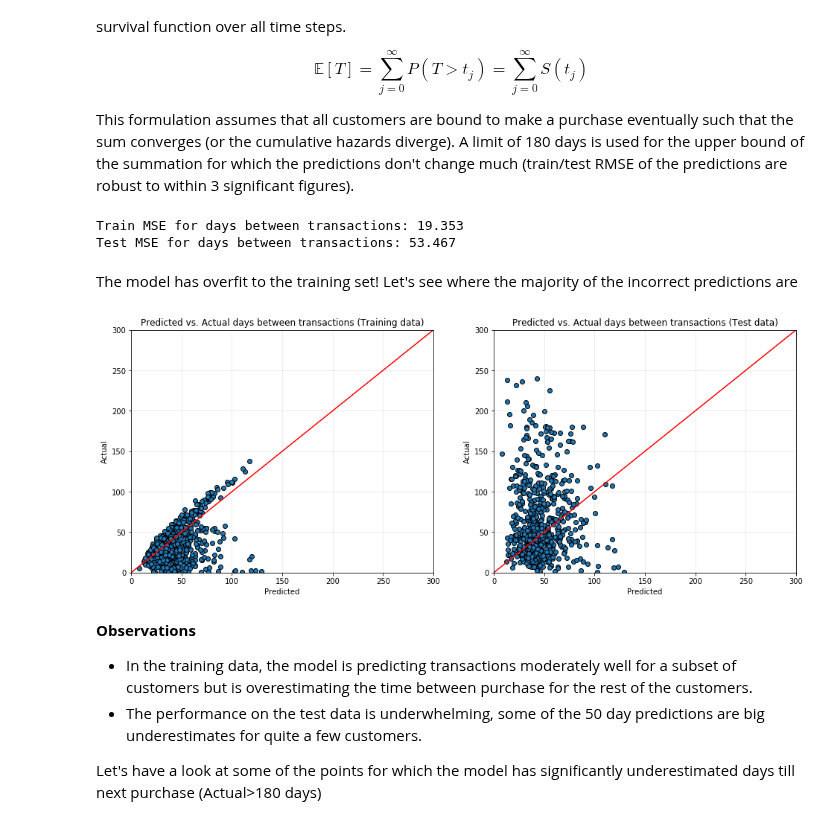
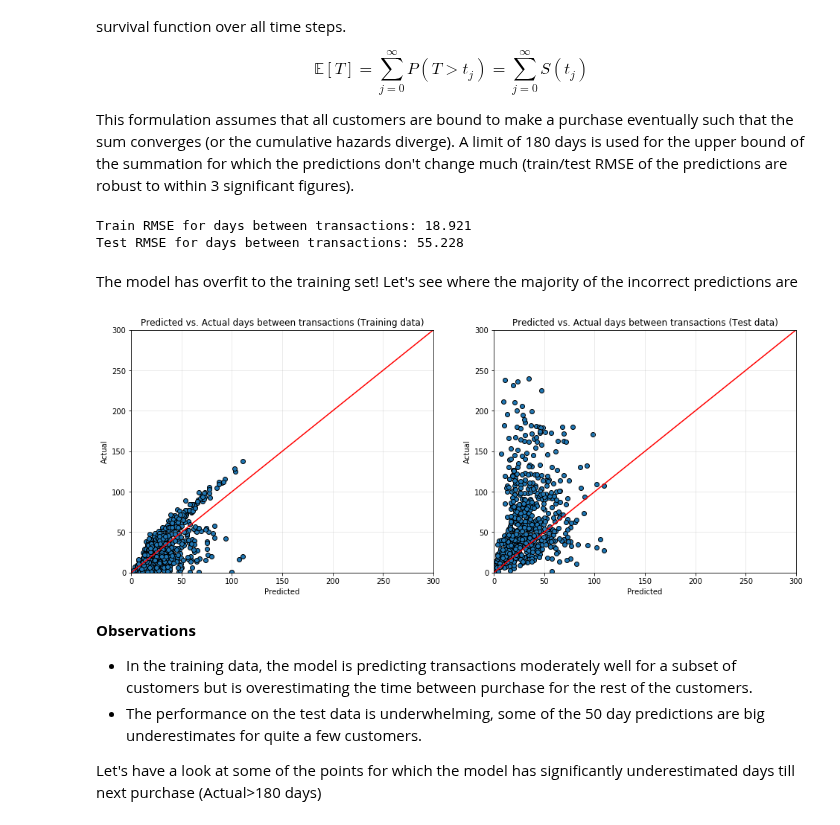
Before and after one commit to W-Tran/Online-Retail, a Jupyter notebook: time_till_next_purchase.ipynb, the cells around one changed output. Drawn from its saved outputs; the diff is of its cells as text; code cells hidden in the pictures.

```diff
--- a/time_till_next_purchase.ipynb
+++ b/time_till_next_purchase.ipynb
@@ -414,35 +430,35 @@ $$\mathbb{E}[T] = \sum_{j=0}^{\infty} P(T>t_{j}) = \sum_{j=0}^{\infty} S(t_{j})$
 This formulation assumes that all customers are bound to make a purchase eventually such that the sum converges (or the cumulative hazards diverge). A limit of 180 days is used for the upper bound of the summation for which the predictions don't change much (train/test RMSE of the predictions are robust to within 3 significant figures).
 # %%
 print("Train RMSE for days between transactions: {:.3f}".format(np.sqrt(mean_squared_error(y_pred_train_expected.PredDaysTillPurchase, survival_purchase_dates.DaysBetween3and2))))
-print("Test RMSE for days between transactions: {:.3f}".format(np.sqrt(mean_squared_error(y_pred_train_expected.PredDaysTillPurchase, survival_purchase_dates.DaysBetweenHoldoutFirstCalibLast))))
+print("Test RMSE for days between transactions: {:.3f}".format(np.sqrt(mean_squared_error(y_pred_test_expected.PredDaysTillPurchase, survival_purchase_dates.DaysBetweenHoldoutFirstCalibLast))))
 # %% [output]
-Train MSE for days between transactions: 19.353
-Test MSE for days between transactions: 53.467
+Train RMSE for days between transactions: 18.921
+Test RMSE for days between transactions: 55.228
 # %% [markdown]
 The model has overfit to the training set! Let's see where the majority of the incorrect predictions are
 # %%
 plt.figure(figsize=(16,6))
 ax1 = plt.subplot(121)
-ax1.scatter(y_pred_test_expected.PredDaysTillPurchase, survival_purchase_dates.DaysBetween3and2, edgecolor='k')
+ax1.scatter(y_pred_train_expected.PredDaysTillPurchase, survival_purchase_dates.DaysBetween3and2, edgecolor='k')
 ax1.set_ylabel("Actual")
 ax1.set_xlabel("Predicted")
 ax1.set_title("Predicted vs. Actual days between transactions (Training data)")
 ax1.set_xlim(0,300)
 ax1.set_ylim(0,300)
 ax1.plot(list(range(0,300)), list(range(0,300)), c='r')
 ax1.grid(alpha=0.3)
 
 ax2  = plt.subplot(122)
 ax2.scatter(y_pred_test_expected.PredDaysTillPurchase, survival_purchase_dates.DaysBetweenHoldoutFirstCalibLast, edgecolor='k')
 ax2.set_ylabel("Actual")
 ax2.set_xlabel("Predicted")
 ax2.set_title("Predicted vs. Actual days between transactions (Test data)")
 ax2.set_xlim(0,300)
 ax2.set_ylim(0,300)
 ax2.plot(list(range(0,300)), list(range(0,300)), c='r')
 ax2.grid(alpha=0.3)
 # %% [output]
-[figure, old version]
+[figure, new version]
 # %% [markdown]
 **Observations**
 
```
Also changed, not shown: parts of 3 cells of this notebook.
